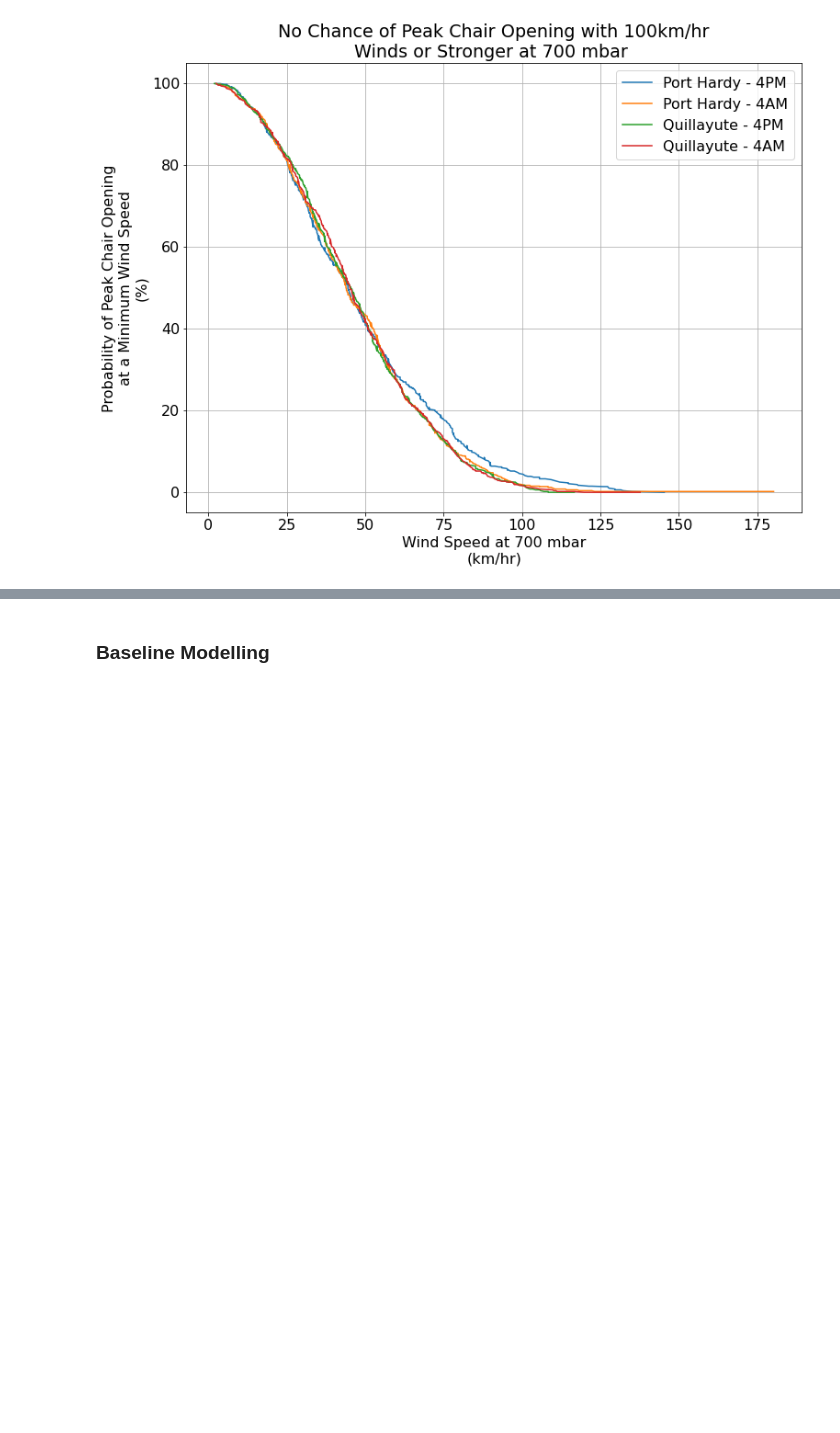
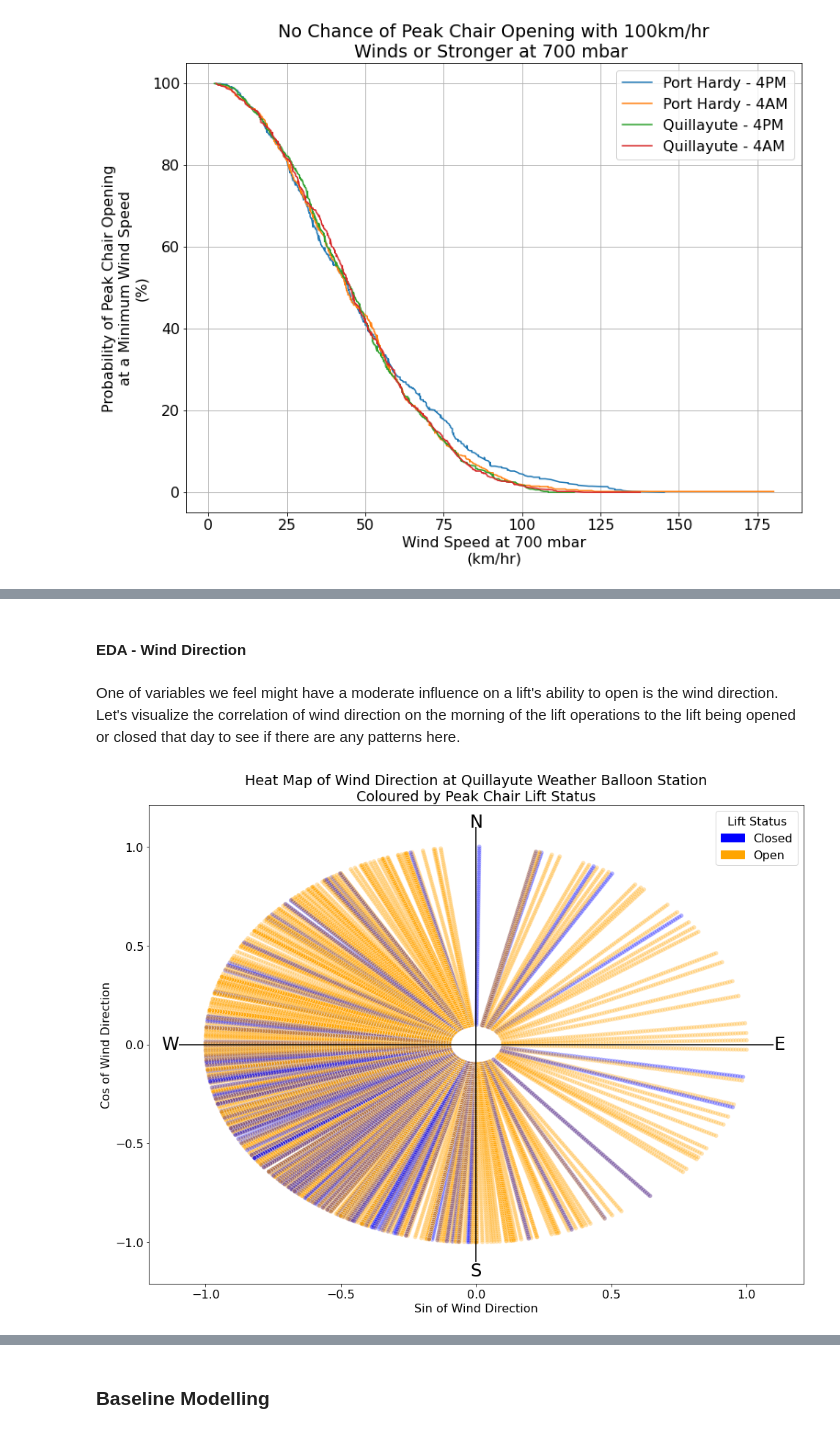
Before and after one commit to wjmatthews/wb_lift_openings, a Jupyter notebook: EDAAndModellingPartI.ipynb, the cells around one changed output, grey strips where cells are left out. Cells and saved outputs as stored; diff of their text form; code cells hidden in the pictures; blank space fills up the shorter version.

```diff
--- a/EDAAndModellingPartI.ipynb
+++ b/EDAAndModellingPartI.ipynb
@@ -910,0 +856,47 @@ From the above, we can see there is a minimal difference in how the wind speed a
+# %% [markdown]
+#### EDA - Wind Direction
+# %% [markdown]
+One of variables we feel might have a moderate influence on a lift's ability to open is the wind direction.  Let's visualize the correlation of wind direction on the morning of the lift operations to the lift being opened or closed that day to see if there are any patterns here.
+# %%
+%%capture --no-display
+
+plt.figure(figsize = (16,12))
+for i in np.arange(0.1, 1.01, 0.01):
+
+    wind_direction_df['q_sin_DRCT_L12h'] = peak_df['q_sin_DRCT_L12h']*i
+    wind_direction_df['q_cos_DRCT_L12h'] = peak_df['q_cos_DRCT_L12h']*i
+    wind_direction_df['pow_day_status_L0h'] = peak_df['pow_day_status_L0h']
+
+    sns.scatterplot(data = wind_direction_df,
+                    x = 'q_sin_DRCT_L12h',
+                    y = 'q_cos_DRCT_L12h',
+                    hue = 'pow_day_status_L0h',
+                    palette = ['blue', 'orange'],
+                    alpha = 0.3)
+
+# build custom legend
+blue_patch = mpatches.Patch(color = 'blue', label = 'Closed')
+orange_patch = mpatches.Patch(color = 'orange', label = 'Open')
+plt.legend(title = 'Lift Status',
+           handles = [blue_patch, orange_patch])
+
+# add compass rose
+plt.vlines(0, -1.1, 1.1, colors = 'black')
+plt.hlines(0, -1.1, 1.1, colors = 'black')
+
+# add cardinal directions
+plt.text(0, 1.1, 'N', horizontalalignment = 'center', fontsize = 24)
+plt.text(1.1, 0, 'E', verticalalignment = 'center', fontsize = 24)
+plt.text(0, -1.1, 'S', horizontalalignment = 'center', verticalalignment = 'top', fontsize = 24)
+plt.text(-1.1, 0, 'W', verticalalignment = 'center', horizontalalignment = 'right', fontsize = 24)
+
+
+
+# add title and labels
+plt.title('Heat Map of Wind Direction at Quillayute Weather Balloon Station\nColoured by Peak Chair Lift Status')
+plt.xlabel('Sin of Wind Direction')
+plt.ylabel('Cos of Wind Direction')
+
+plt.show()
+# %% [output]
+[figure, added]
```
Also changed, not shown: parts of 62 cells of this notebook.
